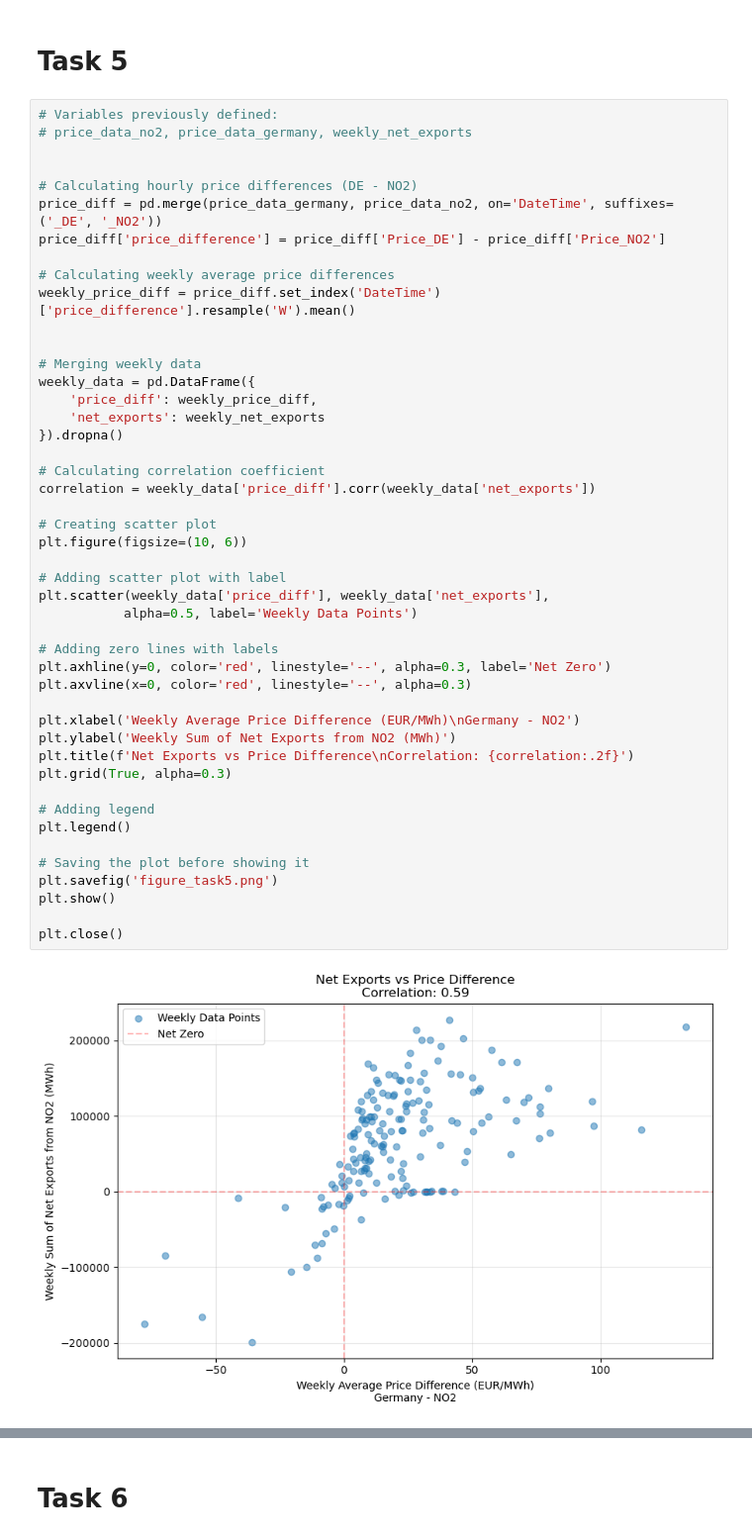
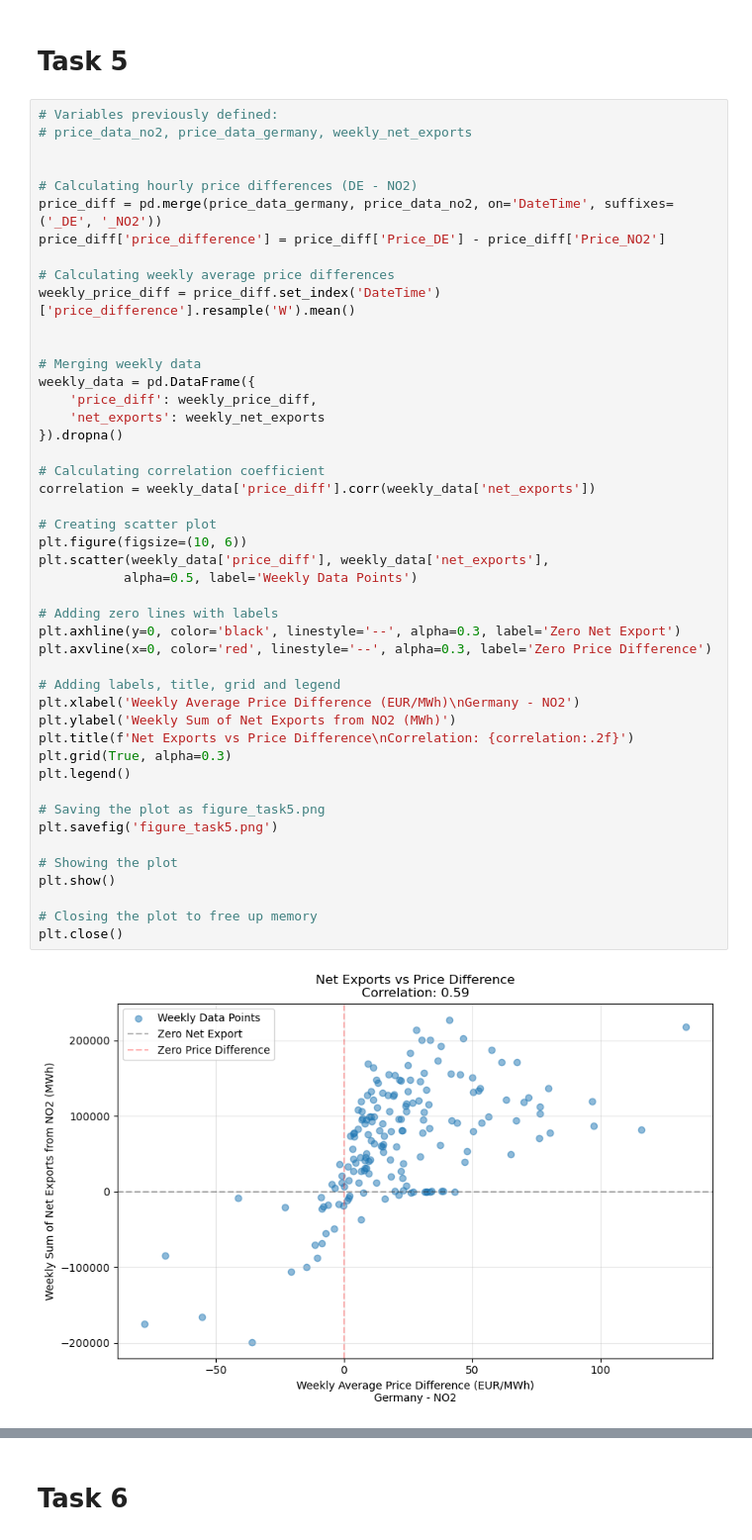
Before and after one commit to Derek-Liang-05/T2_TERM_PAPER, a Jupyter notebook: termpaper.ipynb, the cells around one changed output, grey strips where cells are left out. Shown: that part at 99% size. Cells and saved outputs as stored; diff of their text form.

```diff
--- a/termpaper.ipynb
+++ b/termpaper.ipynb
@@ -238,41 +250,41 @@ price_diff['price_difference'] = price_diff['Price_DE'] - price_diff['Price_NO2'
 weekly_price_diff = price_diff.set_index('DateTime')['price_difference'].resample('W').mean()
 
 
 # Merging weekly data
 weekly_data = pd.DataFrame({
     'price_diff': weekly_price_diff,
     'net_exports': weekly_net_exports
 }).dropna()
 
 # Calculating correlation coefficient
 correlation = weekly_data['price_diff'].corr(weekly_data['net_exports'])
 
 # Creating scatter plot
 plt.figure(figsize=(10, 6))
-
-# Adding scatter plot with label
 plt.scatter(weekly_data['price_diff'], weekly_data['net_exports'],
            alpha=0.5, label='Weekly Data Points')
 
 # Adding zero lines with labels
-plt.axhline(y=0, color='red', linestyle='--', alpha=0.3, label='Net Zero')
-plt.axvline(x=0, color='red', linestyle='--', alpha=0.3)
+plt.axhline(y=0, color='black', linestyle='--', alpha=0.3, label='Zero Net Export')
+plt.axvline(x=0, color='red', linestyle='--', alpha=0.3, label='Zero Price Difference')
 
+# Adding labels, title, grid and legend
 plt.xlabel('Weekly Average Price Difference (EUR/MWh)\nGermany - NO2')
 plt.ylabel('Weekly Sum of Net Exports from NO2 (MWh)')
 plt.title(f'Net Exports vs Price Difference\nCorrelation: {correlation:.2f}')
 plt.grid(True, alpha=0.3)
-
-# Adding legend
 plt.legend()
 
-# Saving the plot before showing it
+# Saving the plot as figure_task5.png
 plt.savefig('figure_task5.png')
+
+# Showing the plot
 plt.show()
 
+# Closing the plot to free up memory
 plt.close()
 # %% [output]
-[figure, old version]
+[figure, new version]
 # %% [markdown]
 
 
```
Also changed, not shown: parts of 8 cells of this notebook, 7 other files.
